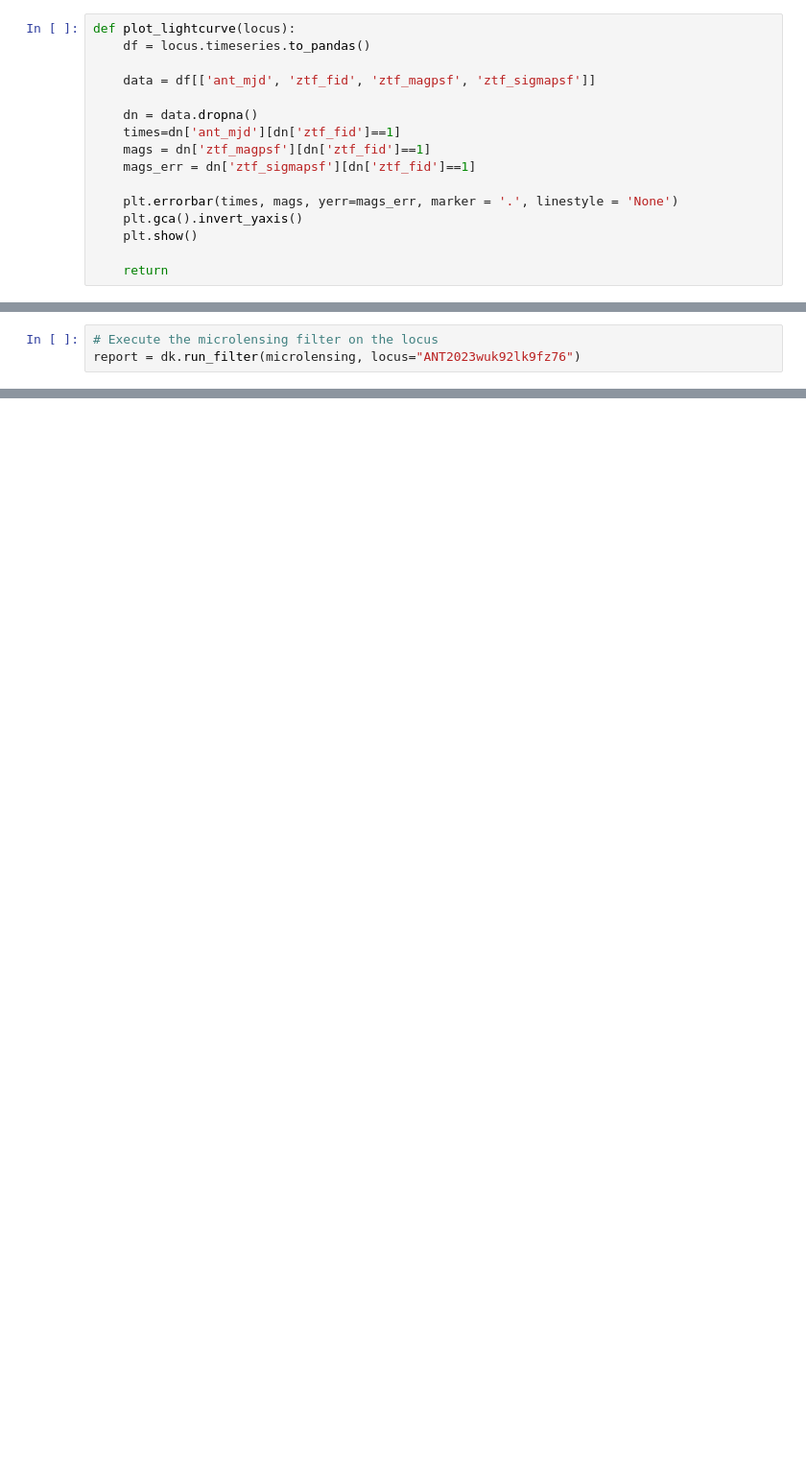
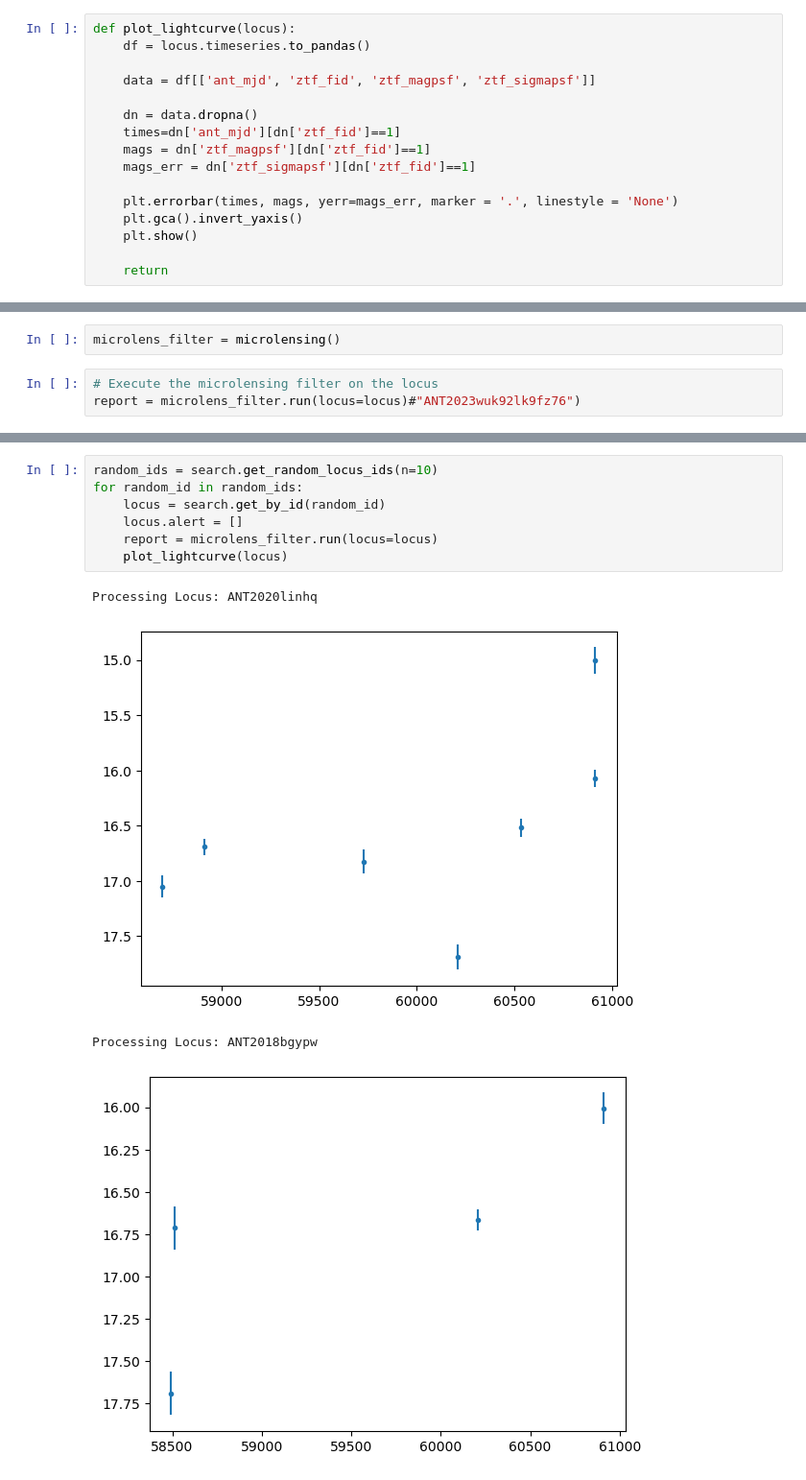
Before and after one commit to LSST-TVSSC/microlensing, a Jupyter notebook: antares_filter/microlensing_filter.ipynb, the cells around one changed output, grey strips where cells are left out. Shown at 96% size. Saved outputs shown, nothing was run; the diff lists cells and outputs as text; blank space fills up the shorter version.

```diff
--- a/antares_filter/microlensing_filter.ipynb
+++ b/antares_filter/microlensing_filter.ipynb
@@ -341,4 +325,6 @@ def plot_lightcurve(locus):
+# %%
+microlens_filter = microlensing()
 # %%
 # Execute the microlensing filter on the locus
-report = dk.run_filter(microlensing, locus="ANT2023wuk92lk9fz76")
+report = microlens_filter.run(locus=locus)#"ANT2023wuk92lk9fz76")
 # %% [output]
@@ -428,0 +343,12 @@ report['results'][-2]['locus_data'].timeseries.to_pandas()
+# %%
+random_ids = search.get_random_locus_ids(n=10)
+for random_id in random_ids:
+    locus = search.get_by_id(random_id)
+    locus.alert = []
+    report = microlens_filter.run(locus=locus)
+    plot_lightcurve(locus)
+# %% [output]
+Processing Locus: ANT2020linhq
+[figure, added]
+Processing Locus: ANT2018bgypw
+[figure, added]
```
Also changed, not shown: parts of 17 cells of this notebook.
